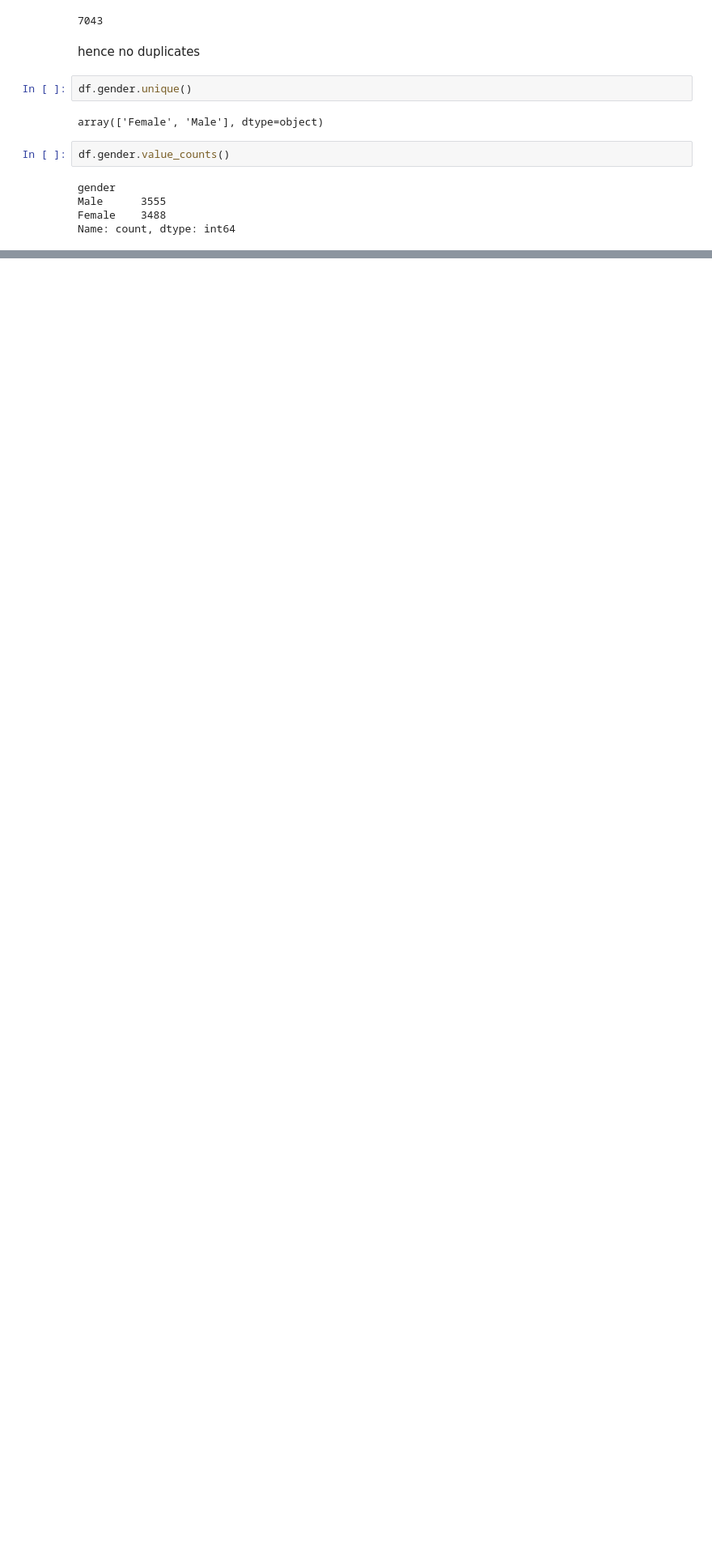
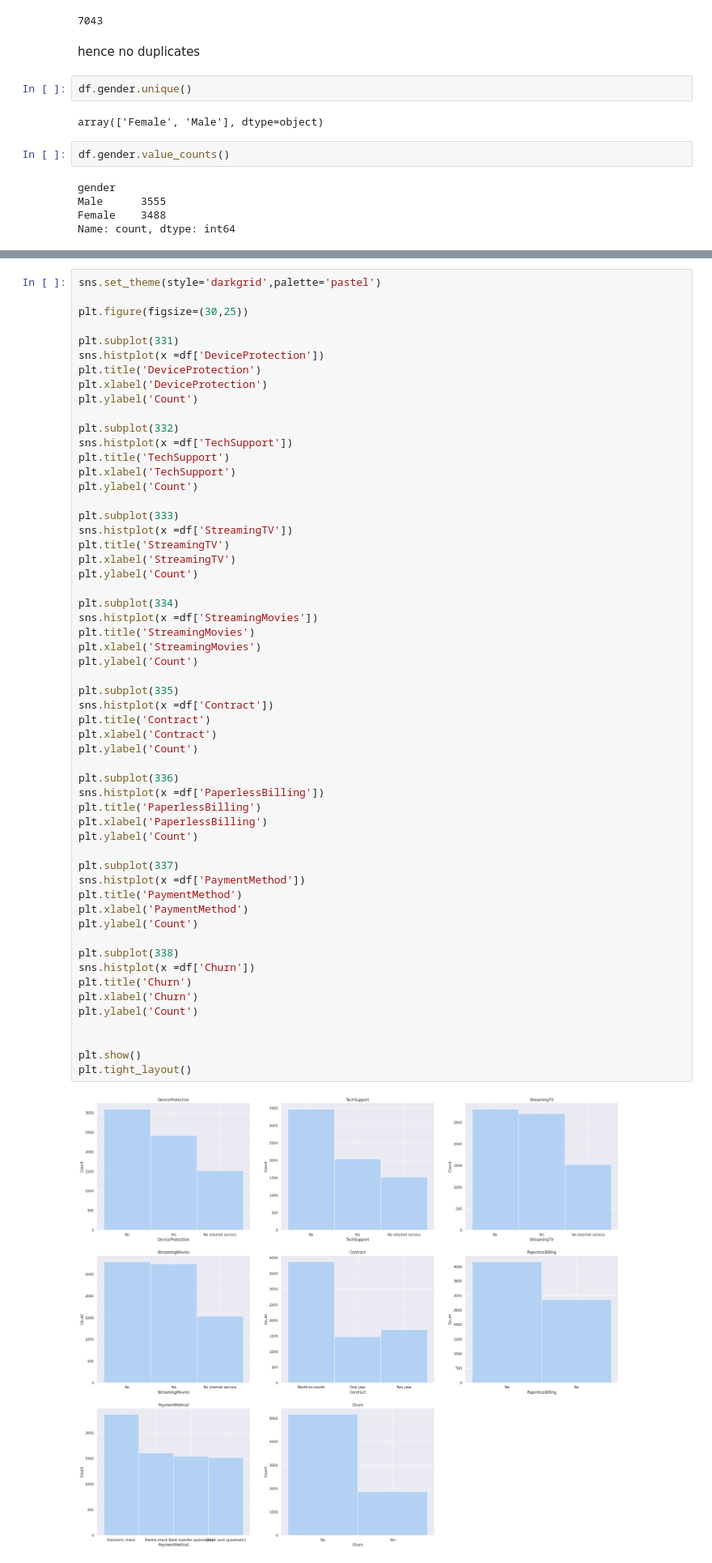
Before and after one commit to Swathi-Thandavarayan/Predicting-Customer-Churn-in-Subscription-Services, a Jupyter notebook: Customer_Churn_Prediction_and_Prevention.ipynb, the cells around one changed output, grey strips where cells are left out. Shown at 81% size. Drawn from its saved outputs; the diff is of its cells as text; blank space fills up the shorter version.

```diff
--- a/Customer_Churn_Prediction_and_Prevention.ipynb
+++ b/Customer_Churn_Prediction_and_Prevention.ipynb
@@ -102,0 +275,58 @@ Name: count, dtype: int64
+# %%
+sns.set_theme(style='darkgrid',palette='pastel')
+
+plt.figure(figsize=(30,25))
+
+plt.subplot(331)
+sns.histplot(x =df['DeviceProtection'])
+plt.title('DeviceProtection')
+plt.xlabel('DeviceProtection')
+plt.ylabel('Count')
+
+plt.subplot(332)
+sns.histplot(x =df['TechSupport'])
+plt.title('TechSupport')
+plt.xlabel('TechSupport')
+plt.ylabel('Count')
+
+plt.subplot(333)
+sns.histplot(x =df['StreamingTV'])
+plt.title('StreamingTV')
+plt.xlabel('StreamingTV')
+plt.ylabel('Count')
+
+plt.subplot(334)
+sns.histplot(x =df['StreamingMovies'])
+plt.title('StreamingMovies')
+plt.xlabel('StreamingMovies')
+plt.ylabel('Count')
+
+plt.subplot(335)
+sns.histplot(x =df['Contract'])
+plt.title('Contract')
+plt.xlabel('Contract')
+plt.ylabel('Count')
+
+plt.subplot(336)
+sns.histplot(x =df['PaperlessBilling'])
+plt.title('PaperlessBilling')
+plt.xlabel('PaperlessBilling')
+plt.ylabel('Count')
+
+plt.subplot(337)
+sns.histplot(x =df['PaymentMethod'])
+plt.title('PaymentMethod')
+plt.xlabel('PaymentMethod')
+plt.ylabel('Count')
+
+plt.subplot(338)
+sns.histplot(x =df['Churn'])
+plt.title('Churn')
+plt.xlabel('Churn')
+plt.ylabel('Count')
+
+
+plt.show()
+plt.tight_layout()
+# %% [output]
+[figure, added]
```
Also changed, not shown: parts of 43 cells of this notebook.
